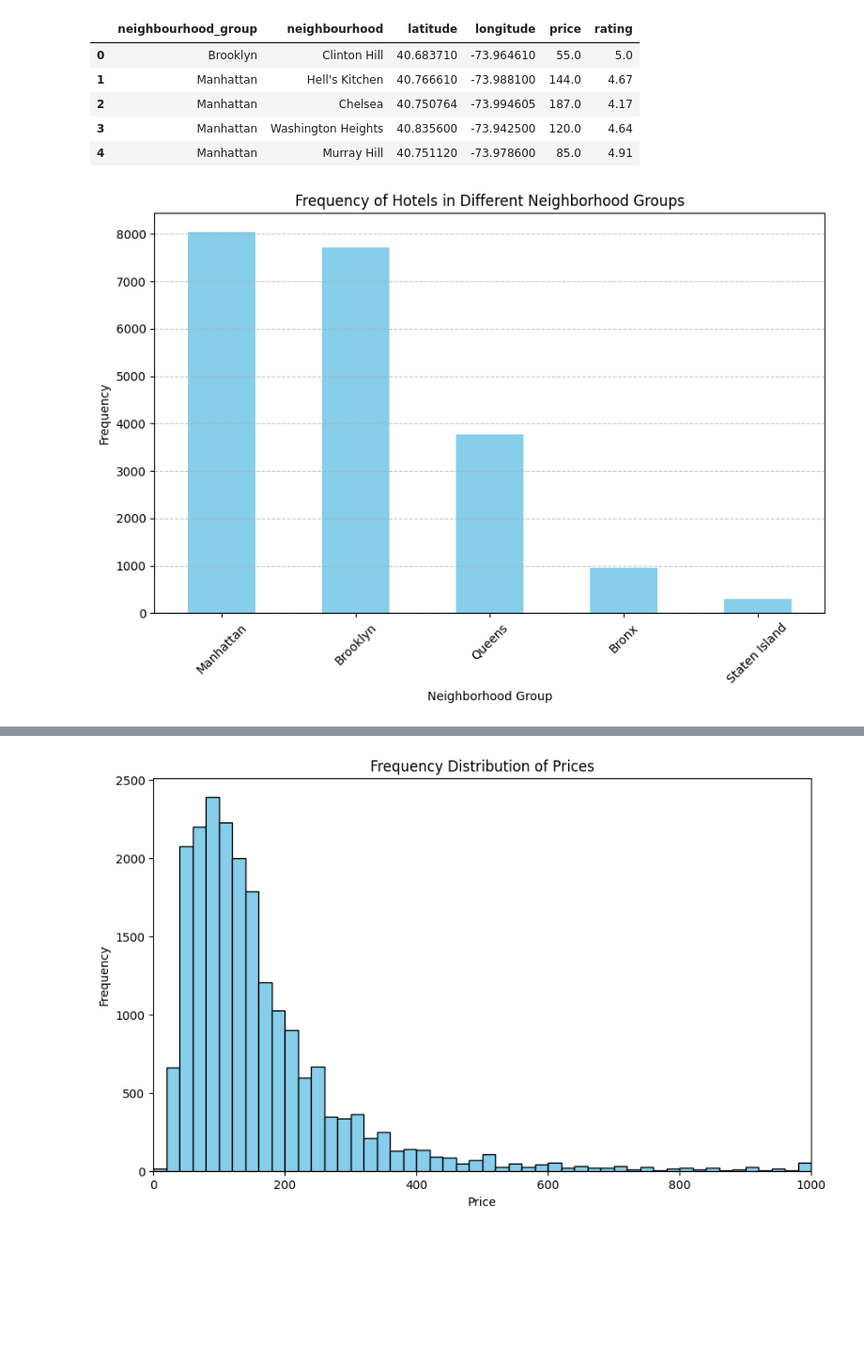
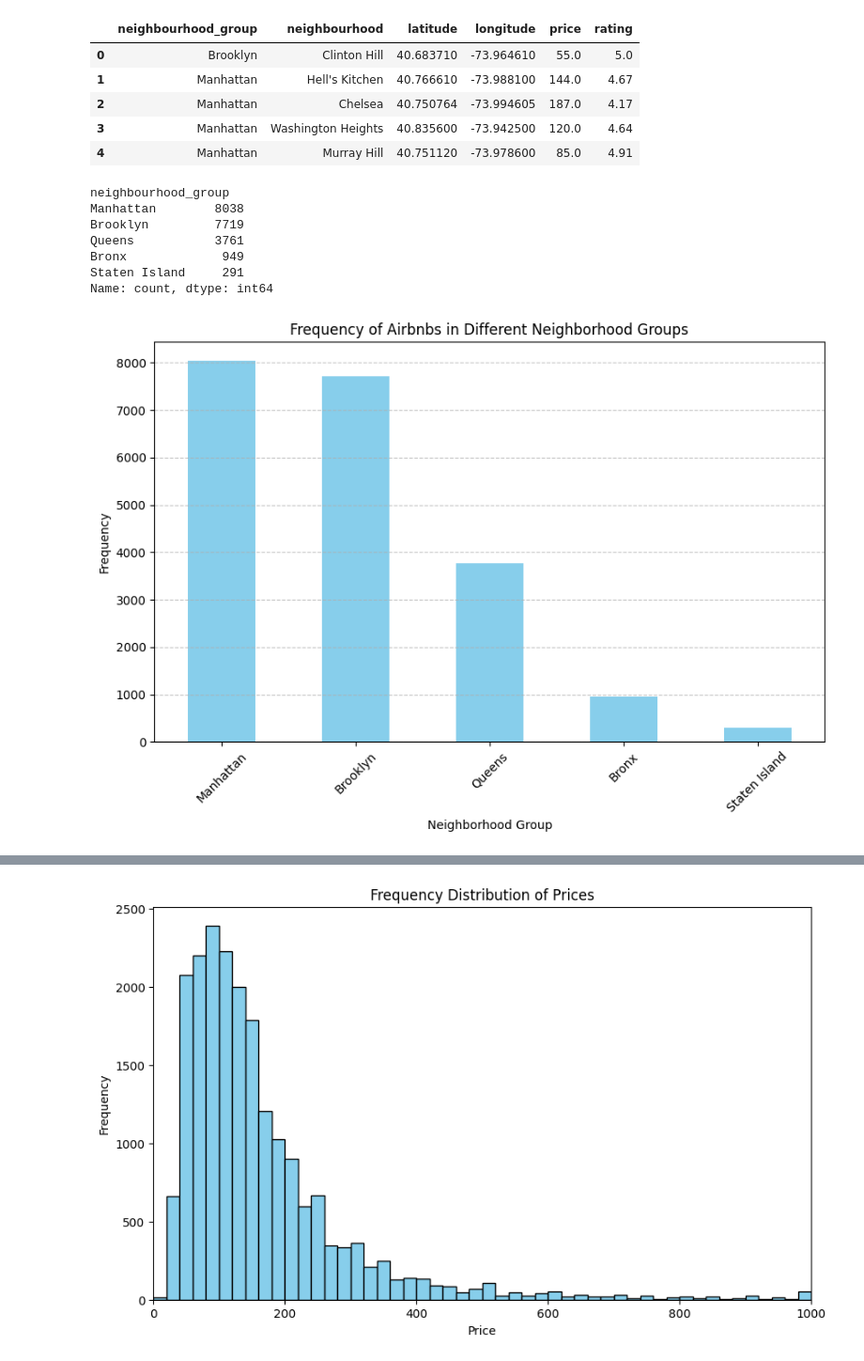
Before and after one commit to jessedanoesastro/gevpro-finalproject, a Jupyter notebook: gevpro_datascience.ipynb, the cells around one changed output, grey strips where cells are left out. Shown at 94% size. Cells and saved outputs as stored; diff of their text form; code cells hidden in the pictures; blank space fills up the shorter version.

```diff
--- a/gevpro_datascience.ipynb
+++ b/gevpro_datascience.ipynb
@@ -92,16 +92,25 @@ df.head()
 # %%
 plt.figure(figsize=(10, 6))
 neighbourhood_group_counts = df['neighbourhood_group'].value_counts()
 
+print(neighbourhood_group_counts)
+
 neighbourhood_group_counts.plot(kind='bar', color='skyblue')
-plt.title('Frequency of Hotels in Different Neighborhood Groups')
+plt.title('Frequency of Airbnbs in Different Neighborhood Groups')
 plt.xlabel('Neighborhood Group')
 plt.ylabel('Frequency')
 plt.xticks(rotation=45)  # Rotate x-axis labels for better readability
 plt.grid(axis='y', linestyle='--', alpha=0.7)
 plt.show()
 # %% [output]
+neighbourhood_group
+Manhattan        8038
+Brooklyn         7719
+Queens           3761
+Bronx             949
+Staten Island     291
+Name: count, dtype: int64
-[figure, old version]
+[figure, new version]
 # %%
 filtered_df = df[(df['price'] >= 0) & (df['price'] <= 1000)]
 
```
Also changed, not shown: parts of 3 cells of this notebook.
